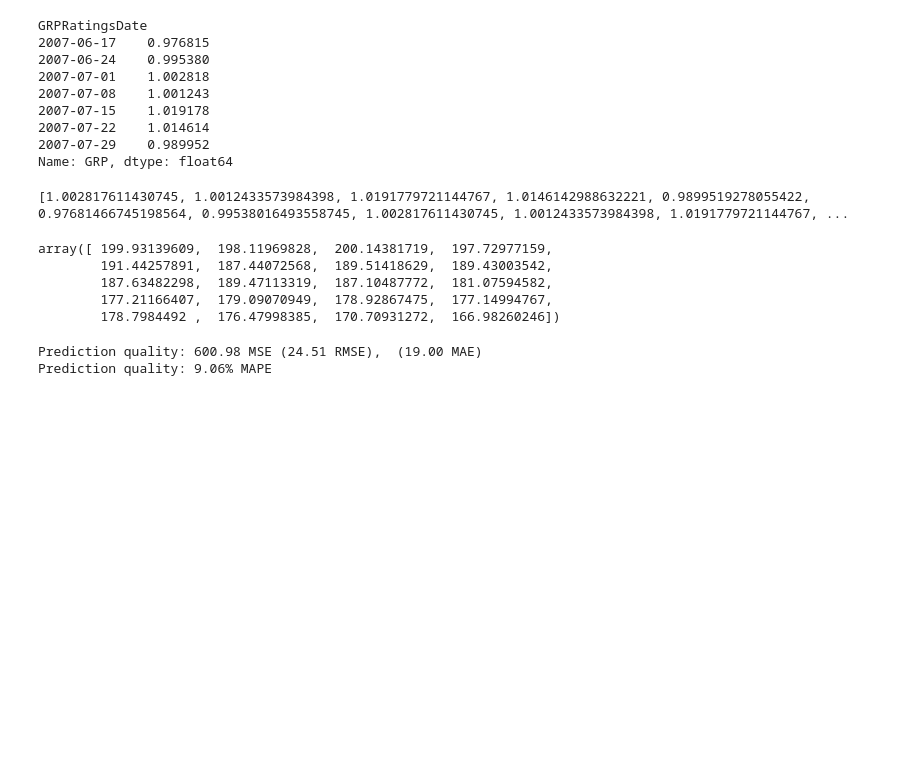
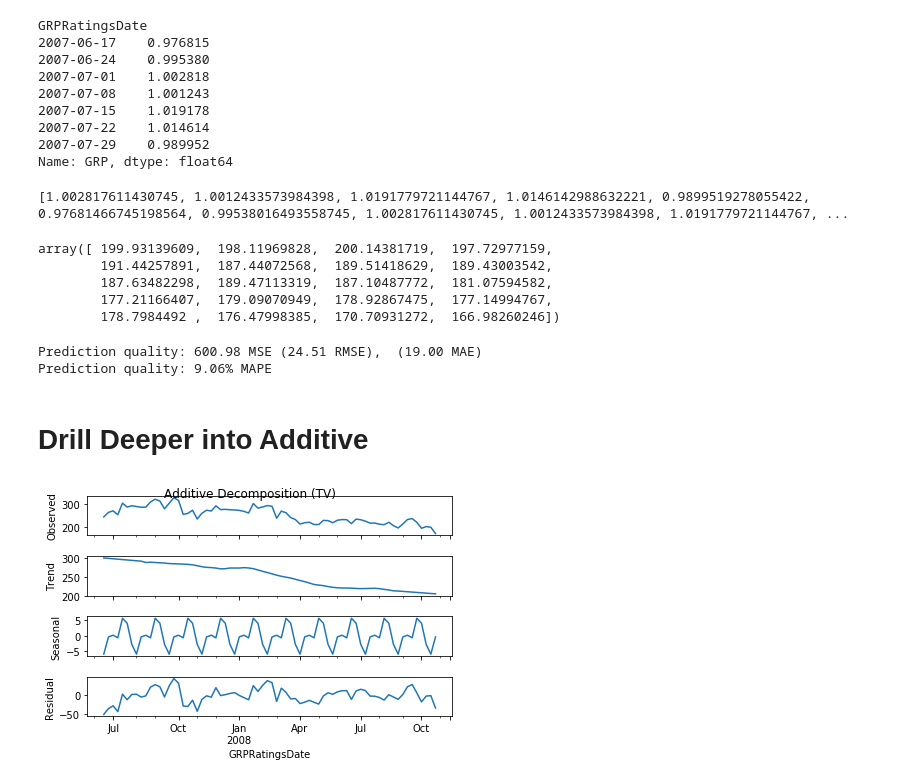
Before and after one commit to lppier/Indian_TV_Time_Series, a Jupyter notebook: Decompositional Methods.ipynb, the cells around one changed output. Saved outputs shown, nothing was run; the diff lists cells and outputs as text; code cells hidden in the pictures; blank space fills up the shorter version.

Commit message:
decompositional methods - additive added

```diff
--- a/Decompositional Methods.ipynb
+++ b/Decompositional Methods.ipynb
@@ -231,3 +194,17 @@ print('Prediction quality: {:.2f}% MAPE '.format(mape))
 # %% [output]
 Prediction quality: 600.98 MSE (24.51 RMSE),  (19.00 MAE)
 Prediction quality: 9.06% MAPE
+# %% [markdown]
+# Drill Deeper into Additive
+# %%
+# Try increasing the filter order
+
+freq = 18
+filt_fn = np.array([.5] + [1] * (freq - 1) + [.5]) / freq
+filt_fn
+decomp = seasonal_decompose(df_train['GRP'], freq=7, model='additive', filt=filt_fn, extrapolate_trend=freq)
+decomp.plot()
+plt.suptitle('Additive Decomposition (TV)')
+plt.show()
+# %% [output]
+[figure, added]
```
Also changed, not shown: parts of 12 cells of this notebook.
